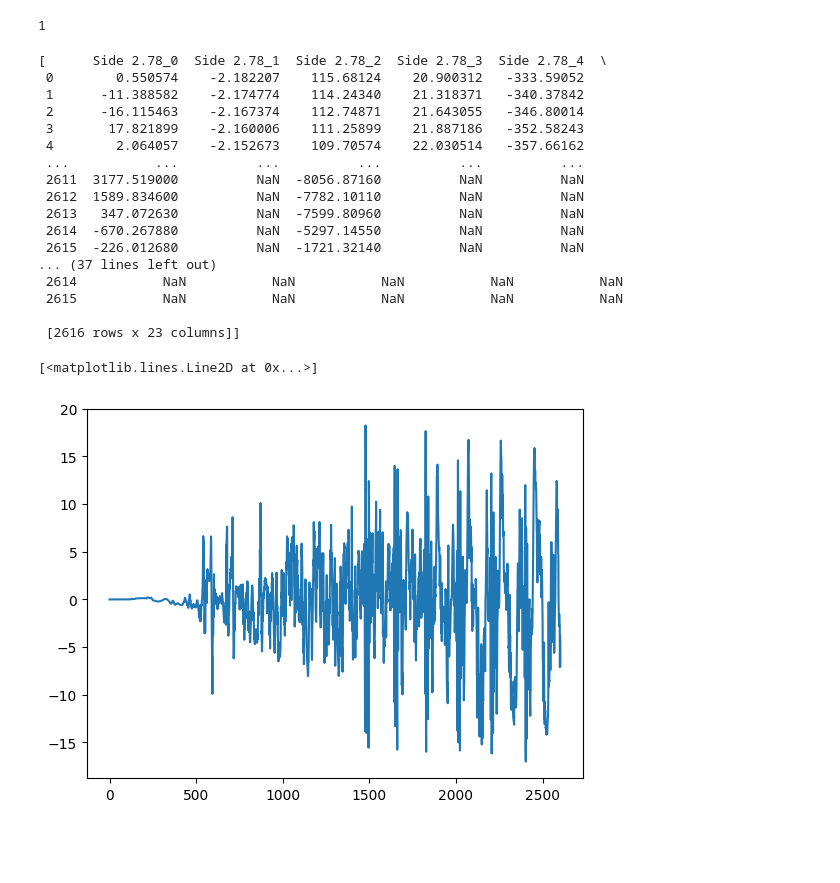
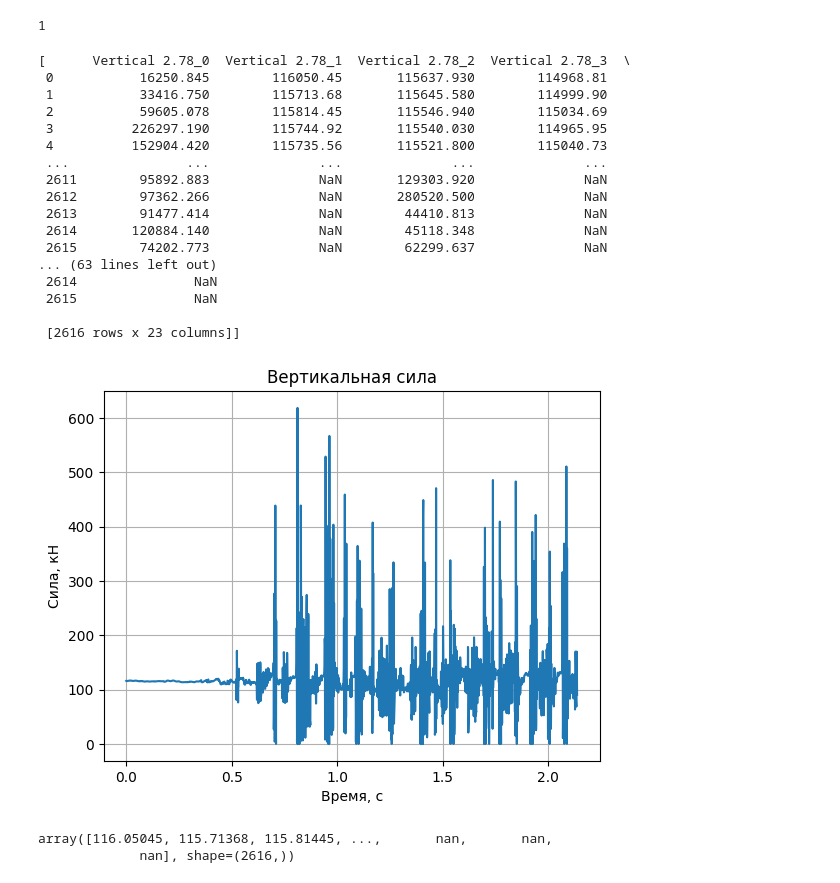
Before and after one commit to daniilgorenkov/Dissertation, a Jupyter notebook: reserach/compare_vectors.ipynb, the cells around one changed output. Drawn from its saved outputs; the diff is of its cells as text; code cells hidden in the pictures; blank space fills up the shorter version.

```diff
--- a/reserach/compare_vectors.ipynb
+++ b/reserach/compare_vectors.ipynb
@@ -11,8 +11,8 @@ import pprint
 
 pipe = CatBoostPipe()
 # %%
-hook_name = "hook_057"
-trials_type = "side"
+hook_name = "hook_87c" #"hook_057" hook_87c
+trials_type = "vertical"
 
 trials = pipe.load(f"{trials_type}_trials")
 # hook = pipe.load("hook_ffd")[3] # verticals
@@ -21,26 +21,41 @@ print(len(hook))
 hook
 # %% [output]
 1
-[      Side 2.78_0  Side 2.78_1  Side 2.78_2  Side 2.78_3  Side 2.78_4  \
- 0        0.550574    -2.182207    115.68124    20.900312   -333.59052
- 1      -11.388582    -2.174774    114.24340    21.318371   -340.37842
- 2      -16.115463    -2.167374    112.74871    21.643055   -346.80014
- 3       17.821899    -2.160006    111.25899    21.887186   -352.58243
- 4        2.064057    -2.152673    109.70574    22.030514   -357.66162
- ...           ...          ...          ...          ...          ...
- 2611  3177.519000          NaN  -8056.87160          NaN          NaN
- 2612  1589.834600          NaN  -7782.10110          NaN          NaN
- 2613   347.072630          NaN  -7599.80960          NaN          NaN
- 2614  -670.267880          NaN  -5297.14550          NaN          NaN
- 2615  -226.012680          NaN  -1721.32140          NaN          NaN
-... (37 lines left out)
- 2614           NaN           NaN           NaN           NaN           NaN
- 2615           NaN           NaN           NaN           NaN           NaN
+[      Vertical 2.78_0  Vertical 2.78_1  Vertical 2.78_2  Vertical 2.78_3  \
+ 0           16250.845        116050.45       115637.930        114968.81
+ 1           33416.750        115713.68       115645.580        114999.90
+ 2           59605.078        115814.45       115546.940        115034.69
+ 3          226297.190        115744.92       115540.030        114965.95
+ 4          152904.420        115735.56       115521.800        115040.73
+ ...               ...              ...              ...              ...
+ 2611        95892.883              NaN       129303.920              NaN
+ 2612        97362.266              NaN       280520.500              NaN
+ 2613        91477.414              NaN        44410.813              NaN
+ 2614       120884.140              NaN        45118.348              NaN
+ 2615        74202.773              NaN        62299.637              NaN
+... (63 lines left out)
+ 2614               NaN
+ 2615               NaN
 
  [2616 rows x 23 columns]]
+# %%
+# Create a vector from 0 to 2.1471 with the same number of points as hook[0].iloc[:,1]
+hook_all = pipe.load(hook_name)
+num_points = len(hook_all[0].iloc[:, 1])
+vector = np.linspace(0, 2.1471, num_points)
 # %%
-hook = hook.iloc[:,1]/1000
-plt.plot(hook)
+arr = hook[0].iloc[:,1]/1000
+arr.index = vector
+plt.plot(arr)
+plt.title(f"Вертикальная сила")
+plt.xlabel("Время, с")
+plt.ylabel("Cила, кН")
+plt.grid()
+plt.show()
 # %% [output]
-[<matplotlib.lines.Line2D at 0x...>]
-[figure, old version]
+[figure, new version]
+# %%
+arr.values
+# %% [output]
+array([116.05045, 115.71368, 115.81445, ...,       nan,       nan,
+             nan], shape=(2616,))
```
Also changed, not shown: parts of 11 cells of this notebook, 7 other files.
